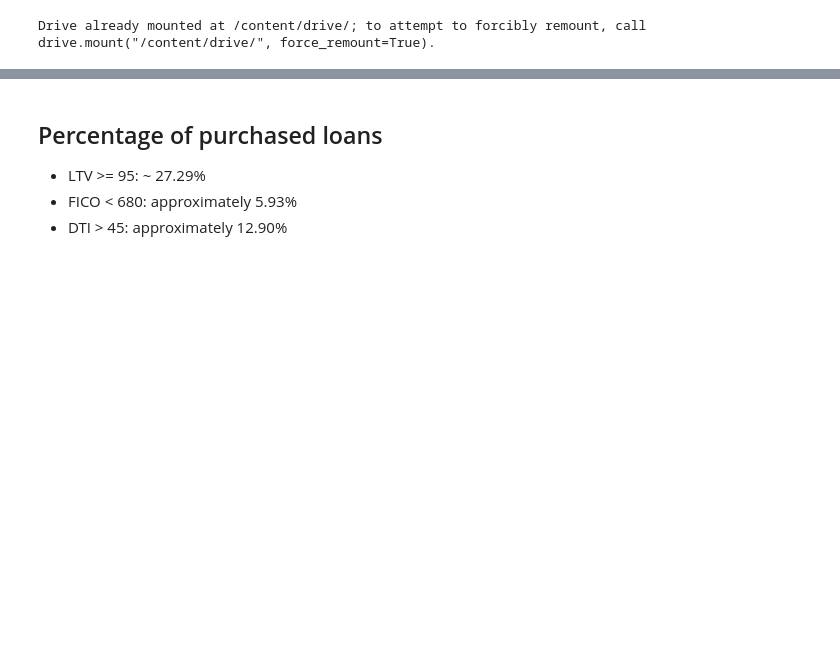
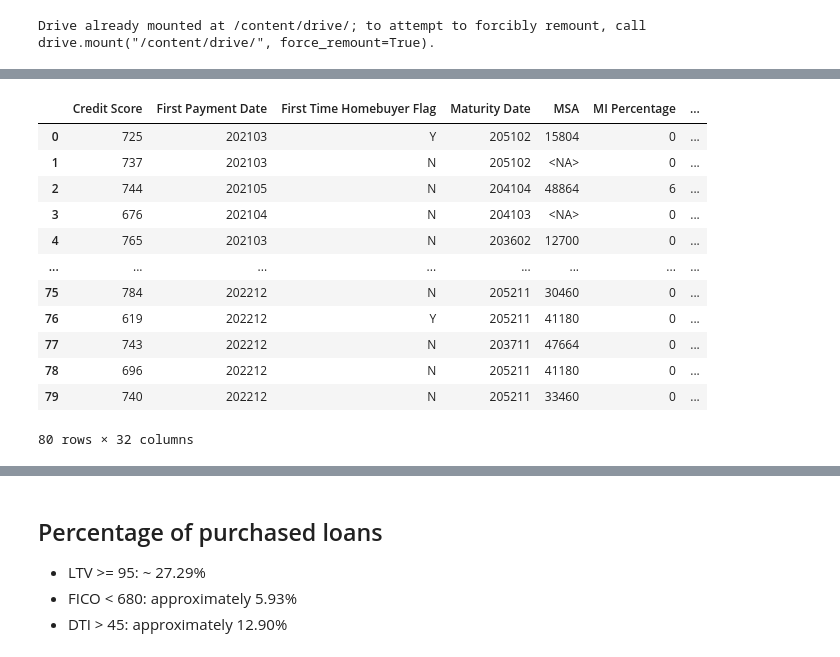
Before and after one commit to nackerson-ventera/demos, a Jupyter notebook: purchase_loan_summary.ipynb, the cells around one changed output, grey strips where cells are left out. Saved outputs shown, nothing was run; the diff lists cells and outputs as text; code cells hidden in the pictures; blank space fills up the shorter version.

```diff
--- a/purchase_loan_summary.ipynb
+++ b/purchase_loan_summary.ipynb
@@ -16,0 +36,11 @@ import matplotlib.pyplot as plt
+# %%
+base_path = '/content/drive/MyDrive/sandbox/sharath/data/'
+results_path = '/content/drive/MyDrive/sandbox/sharath/results/'
+
+file_names = [f'historical_data_{year}Q{quarter}.txt' for year in [2021, 2022] for quarter in ['Q1', 'Q2', 'Q3', 'Q4']]
+
+# Column Names and Data Types
+column_names = ['Loan Purpose', 'Original LTV', 'Credit Score', 'Original DTI Ratio']
+dtypes = {'Loan Purpose': str, 'Original LTV': float, 'Credit Score': int, 'Original DTI Ratio': float}
+
+chunksize = 10 ** 6
@@ -136,0 +109,36 @@ percentage_LTV_ge_95, percentage_FICO_lt_680, percentage_DTI_gt_45
+# %%
+# 8/12 refactor
+years = [2021, 2022]
+quarters = ['Q1', 'Q2', 'Q3', 'Q4']
+
+all_data_chunks = []
+
+for year in years:
+    for quarter in quarters:
+        file_path = base_path + f'historical_data_{year}{quarter}.txt'
+
+        data_chunk = pd.read_csv(file_path,
+                                 delimiter='|',
+                                 names=column_names,
+                                 dtype=dtypes,
+                                 nrows=10)
+
+        all_data_chunks.append(data_chunk)
+
+all_data = pd.concat(all_data_chunks, ignore_index=True)
+
+all_data
+# %% [output]
+|  | Credit Score | First Payment Date | First Time Homebuyer Flag | Maturity Date | MSA | MI Percentage | ... |
+| 0 | 725 | 202103 | Y | 205102 | 15804 | 0 | ... |
+| 1 | 737 | 202103 | N | 205102 | <NA> | 0 | ... |
+| 2 | 744 | 202105 | N | 204104 | 48864 | 6 | ... |
+| 3 | 676 | 202104 | N | 204103 | <NA> | 0 | ... |
+| 4 | 765 | 202103 | N | 203602 | 12700 | 0 | ... |
+| ... | ... | ... | ... | ... | ... | ... | ... |
+| 75 | 784 | 202212 | N | 205211 | 30460 | 0 | ... |
+| 76 | 619 | 202212 | Y | 205211 | 41180 | 0 | ... |
+| 77 | 743 | 202212 | N | 203711 | 47664 | 0 | ... |
+| 78 | 696 | 202212 | N | 205211 | 41180 | 0 | ... |
+| 79 | 740 | 202212 | N | 205211 | 33460 | 0 | ... |
+80 rows × 32 columns
```
Also changed, not shown: parts of 29 cells of this notebook.
